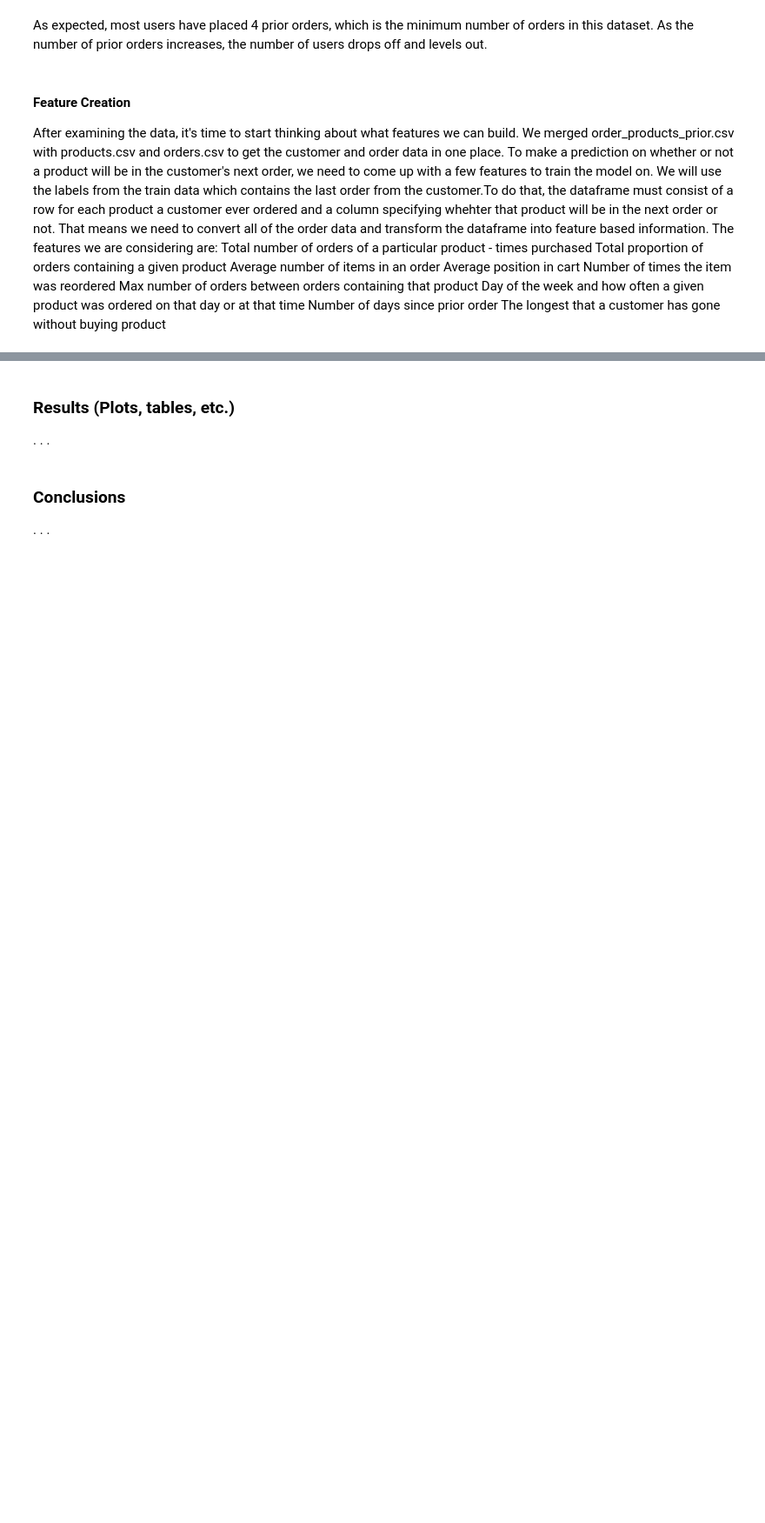
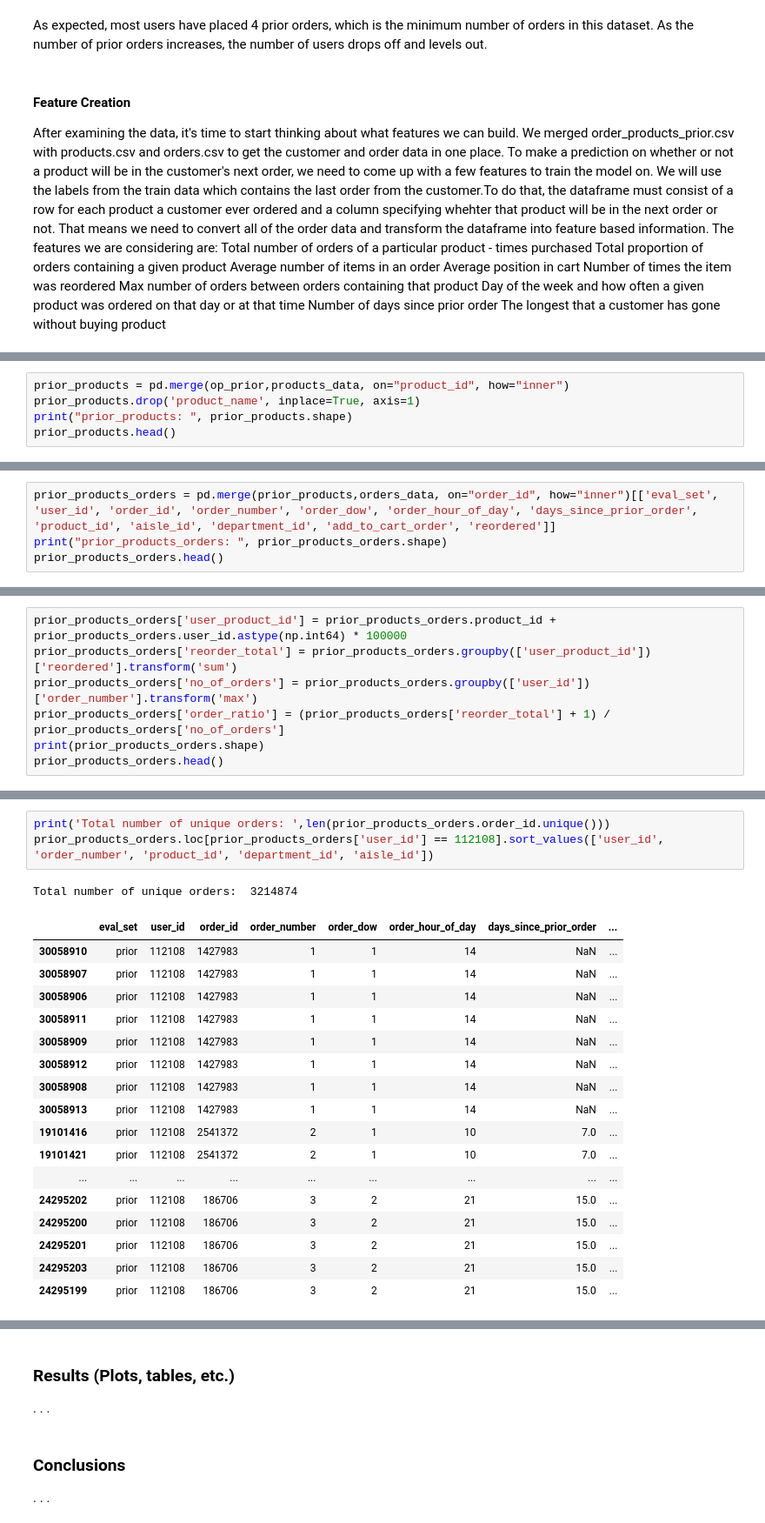
Before and after one commit to juemura/cs241, a Jupyter notebook: ianPortion.ipynb, the cells around one changed output, grey strips where cells are left out. Shown: that part at 87% size. Saved outputs shown, nothing was run; the diff lists cells and outputs as text; blank space fills up the shorter version.

```diff
--- a/ianPortion.ipynb
+++ b/ianPortion.ipynb
@@ -331,0 +339,5 @@ The longest that a customer has gone without buying product
+# %%
+prior_products = pd.merge(op_prior,products_data, on="product_id", how="inner")
+prior_products.drop('product_name', inplace=True, axis=1)
+print("prior_products: ", prior_products.shape)
+prior_products.head()
@@ -331,0 +352,4 @@ The longest that a customer has gone without buying product
+# %%
+prior_products_orders = pd.merge(prior_products,orders_data, on="order_id", how="inner")[['eval_set', 'user_id', 'order_id', 'order_number', 'order_dow', 'order_hour_of_day', 'days_since_prior_order', 'product_id', 'aisle_id', 'department_id', 'add_to_cart_order', 'reordered']]
+print("prior_products_orders: ", prior_products_orders.shape)
+prior_products_orders.head()
@@ -331,0 +366,7 @@ The longest that a customer has gone without buying product
+# %%
+prior_products_orders['user_product_id'] = prior_products_orders.product_id + prior_products_orders.user_id.astype(np.int64) * 100000
+prior_products_orders['reorder_total'] = prior_products_orders.groupby(['user_product_id'])['reordered'].transform('sum')
+prior_products_orders['no_of_orders'] = prior_products_orders.groupby(['user_id'])['order_number'].transform('max')
+prior_products_orders['order_ratio'] = (prior_products_orders['reorder_total'] + 1) / prior_products_orders['no_of_orders']
+print(prior_products_orders.shape)
+prior_products_orders.head()
@@ -331,0 +390,22 @@ The longest that a customer has gone without buying product
+# %%
+print('Total number of unique orders: ',len(prior_products_orders.order_id.unique()))
+prior_products_orders.loc[prior_products_orders['user_id'] == 112108].sort_values(['user_id', 'order_number', 'product_id', 'department_id', 'aisle_id'])
+# %% [output]
+Total number of unique orders:  3214874
+|  | eval_set | user_id | order_id | order_number | order_dow | order_hour_of_day | days_since_prior_order | ... |
+| 30058910 | prior | 112108 | 1427983 | 1 | 1 | 14 | NaN | ... |
+| 30058907 | prior | 112108 | 1427983 | 1 | 1 | 14 | NaN | ... |
+| 30058906 | prior | 112108 | 1427983 | 1 | 1 | 14 | NaN | ... |
+| 30058911 | prior | 112108 | 1427983 | 1 | 1 | 14 | NaN | ... |
+| 30058909 | prior | 112108 | 1427983 | 1 | 1 | 14 | NaN | ... |
+| 30058912 | prior | 112108 | 1427983 | 1 | 1 | 14 | NaN | ... |
+| 30058908 | prior | 112108 | 1427983 | 1 | 1 | 14 | NaN | ... |
+| 30058913 | prior | 112108 | 1427983 | 1 | 1 | 14 | NaN | ... |
+| 19101416 | prior | 112108 | 2541372 | 2 | 1 | 10 | 7.0 | ... |
+| 19101421 | prior | 112108 | 2541372 | 2 | 1 | 10 | 7.0 | ... |
+| ... | ... | ... | ... | ... | ... | ... | ... | ... |
+| 24295202 | prior | 112108 | 186706 | 3 | 2 | 21 | 15.0 | ... |
+| 24295200 | prior | 112108 | 186706 | 3 | 2 | 21 | 15.0 | ... |
+| 24295201 | prior | 112108 | 186706 | 3 | 2 | 21 | 15.0 | ... |
+| 24295203 | prior | 112108 | 186706 | 3 | 2 | 21 | 15.0 | ... |
+| 24295199 | prior | 112108 | 186706 | 3 | 2 | 21 | 15.0 | ... |
```
Also changed, not shown: parts of 24 cells of this notebook.
